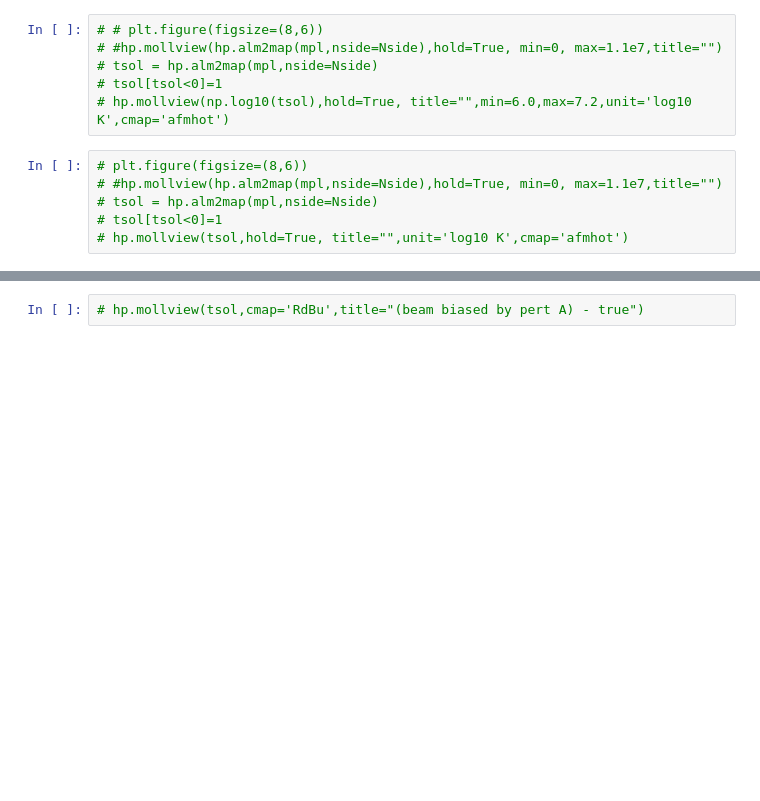
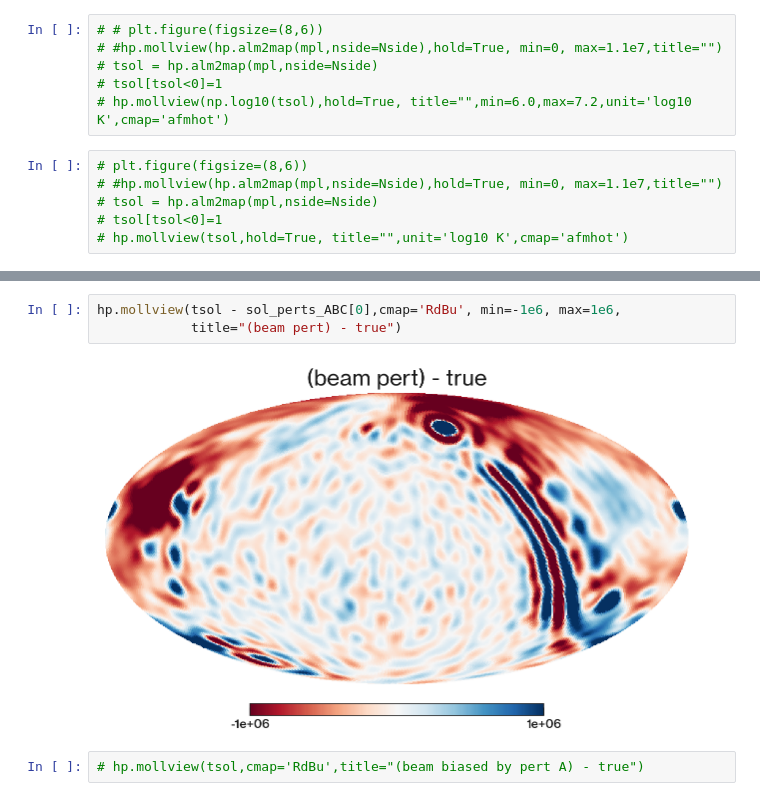
Before and after one commit to xzackli/fiore, a Jupyter notebook: fiore_mapper.ipynb, the cells around one changed output, grey strips where cells are left out. Cells and saved outputs as stored; diff of their text form; blank space fills up the shorter version.

```diff
--- a/fiore_mapper.ipynb
+++ b/fiore_mapper.ipynb
@@ -323,3 +323,8 @@ hp.mollview(tsol - sol,cmap='RdBu', min=-1e6, max=1e6, title="(true beam) - true
+# %%
+hp.mollview(tsol - sol_perts_ABC[0],cmap='RdBu', min=-1e6, max=1e6,
+            title="(beam pert) - true")
+# %% [output]
+[figure, added]
 # %%
 # hp.mollview(tsol,cmap='RdBu',title="(beam biased by pert A) - true")
 # %%
```
Also changed, not shown: parts of 5 cells of this notebook.
